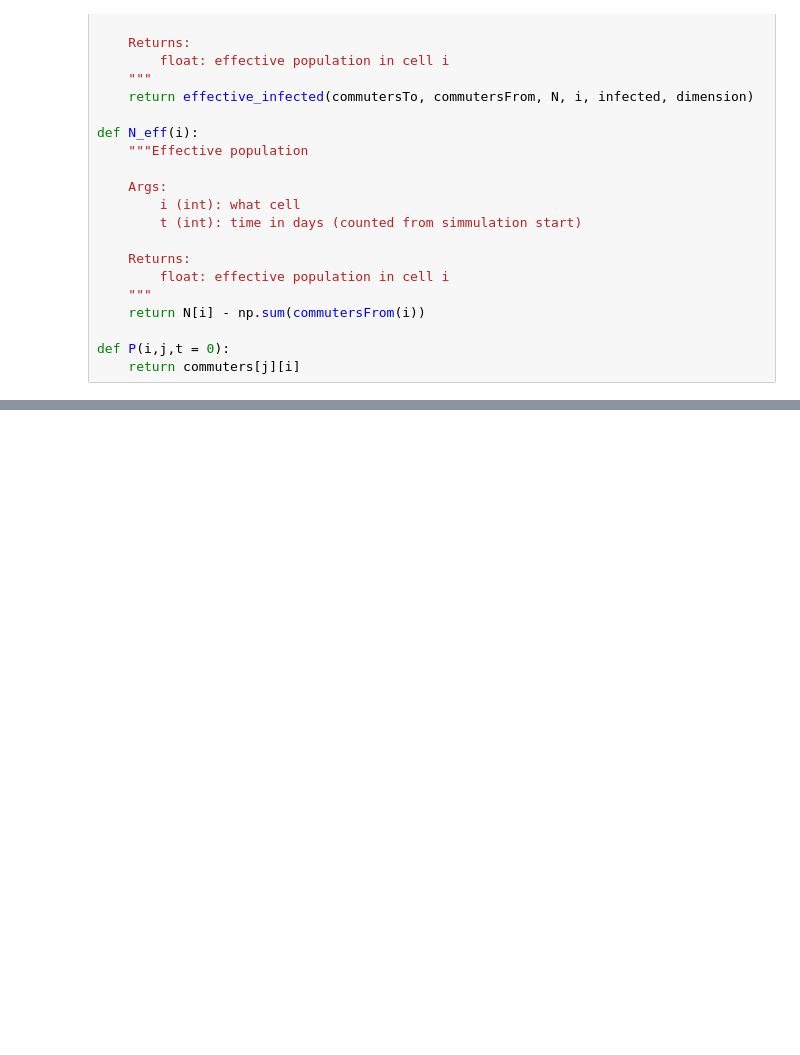
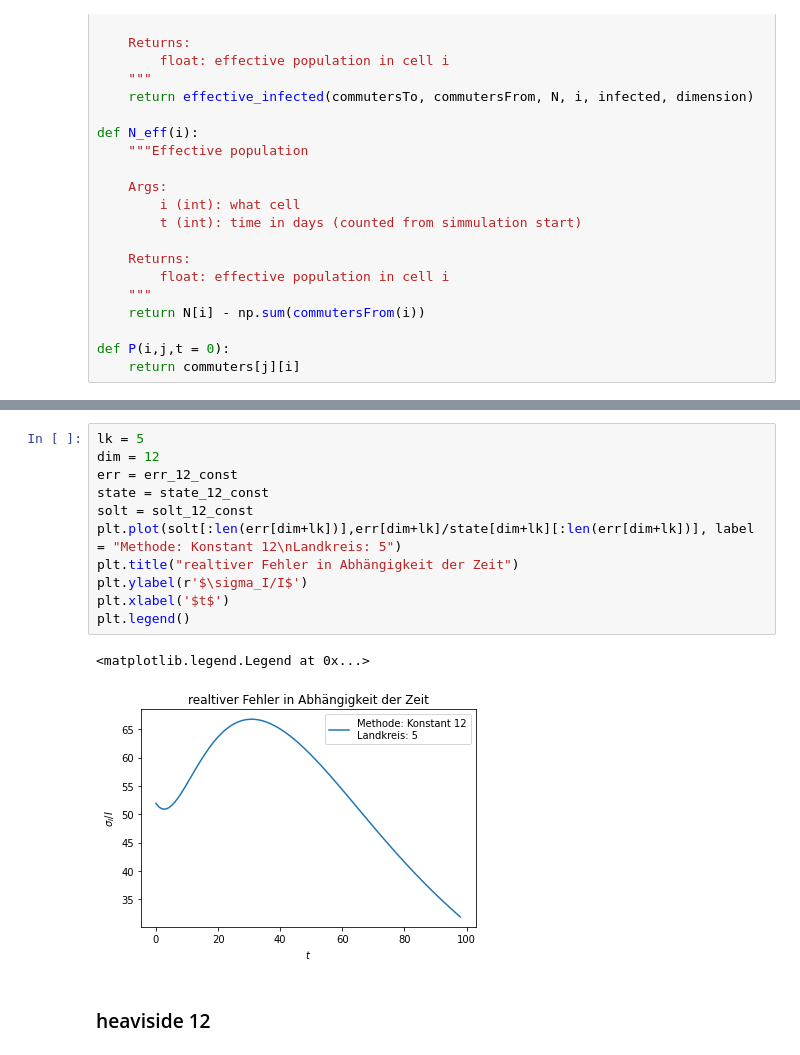
Before and after one commit to torbensun/Modeling-Of-Epidemics-With-Compartmental-And-Network-Models, a Jupyter notebook: Fehlerfortpflanzung.ipynb, the cells around one changed output, grey strips where cells are left out. Drawn from its saved outputs; the diff is of its cells as text; blank space fills up the shorter version.

```diff
--- a/Fehlerfortpflanzung.ipynb
+++ b/Fehlerfortpflanzung.ipynb
@@ -696,0 +1023,16 @@ array([[ 9.99999549e-03, -9.11768943e-15, -1.05241839e-14,
+# %%
+lk = 5
+dim = 12
+err = err_12_const
+state = state_12_const
+solt = solt_12_const
+plt.plot(solt[:len(err[dim+lk])],err[dim+lk]/state[dim+lk][:len(err[dim+lk])], label = "Methode: Konstant 12\nLandkreis: 5")
+plt.title("realtiver Fehler in Abhängigkeit der Zeit")
+plt.ylabel(r'$\sigma_I/I$')
+plt.xlabel('$t$')
+plt.legend()
+# %% [output]
+<matplotlib.legend.Legend at 0x...>
+[figure, added]
+# %% [markdown]
+### heaviside 12
```
Also changed, not shown: parts of 55 cells of this notebook.
